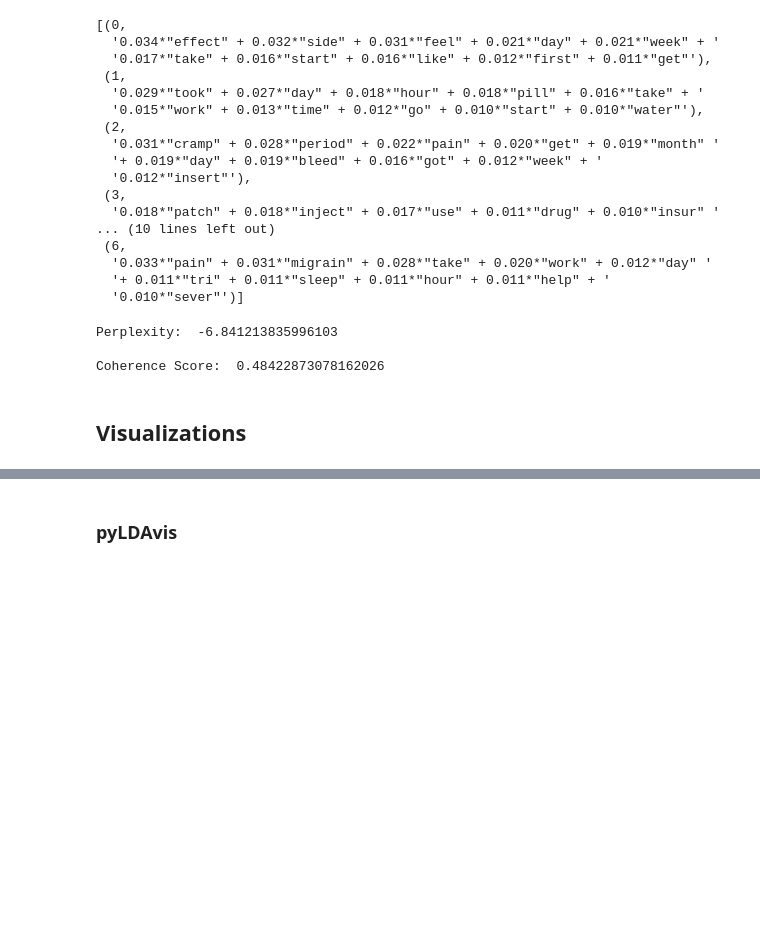
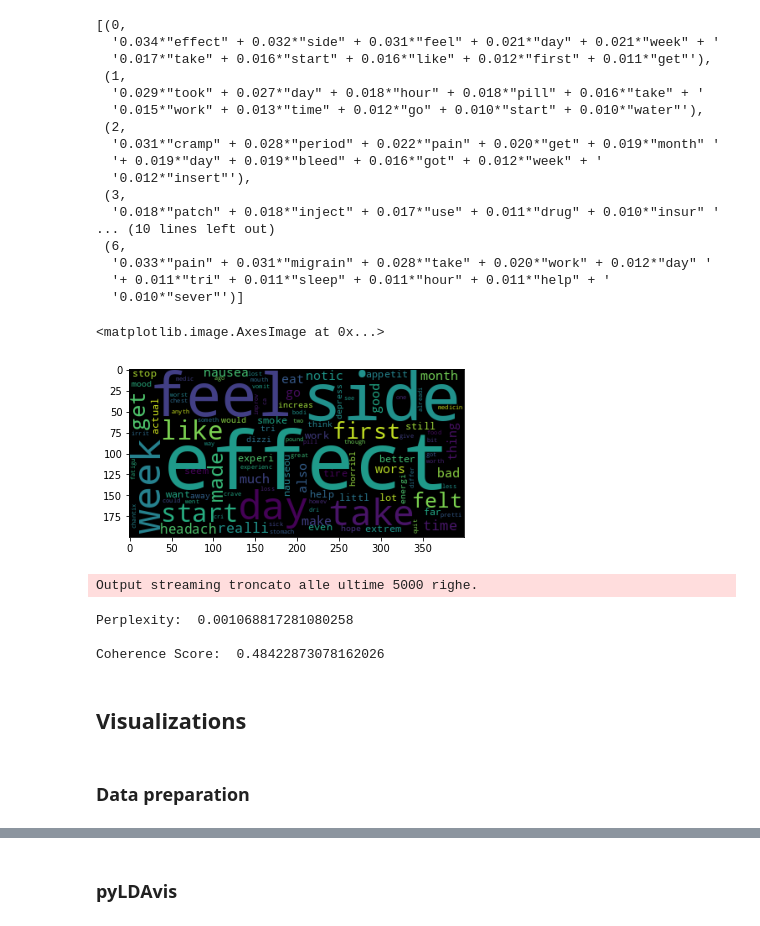
Before and after one commit to Niccolo-Rocchi/Text-Mining-Project, a Jupyter notebook: Topic Modeling/LDA.ipynb, the cells around one changed output, grey strips where cells are left out. Saved outputs shown, nothing was run; the diff lists cells and outputs as text; code cells hidden in the pictures; blank space fills up the shorter version.

```diff
--- a/Topic Modeling/LDA.ipynb
+++ b/Topic Modeling/LDA.ipynb
@@ -179,17 +182,26 @@ pprint(lda_model.print_topics())
   '0.033*"pain" + 0.031*"migrain" + 0.028*"take" + 0.020*"work" + 0.012*"day" '
   '+ 0.011*"tri" + 0.011*"sleep" + 0.011*"hour" + 0.011*"help" + '
   '0.010*"sever"')]
+# %%
+# Plot WordCloud of 1st topic
+plt.imshow(WordCloud().fit_words(dict(lda_model.show_topic(0, 100))))
+# %% [output]
+<matplotlib.image.AxesImage at 0x...>
+[figure, added]
 # %%
 # Compute Perplexity (lower is better)
-print('Perplexity: ', lda_model.log_perplexity(bow_corpus))
+print('Perplexity: ', np.exp(lda_model.log_perplexity(bow_corpus)))
 
 # Compute Coherence Score (higher is better)
 coherence_model_lda = CoherenceModel(model=lda_model, texts=reviews, dictionary=dictionary, coherence='c_v')
 coherence_lda = coherence_model_lda.get_coherence()
 print('\nCoherence Score: ', coherence_lda)
 # %% [output]
-Perplexity:  -6.841213835996103
-
-Coherence Score:  0.48422873078162026
+Output streaming troncato alle ultime 5000 righe.
+Perplexity:  0.001068817281080258
+
+Coherence Score:  0.48422873078162026
 # %% [markdown]
 ## Visualizations
+# %% [markdown]
+### Data preparation
```
Also changed, not shown: parts of 25 cells of this notebook.
